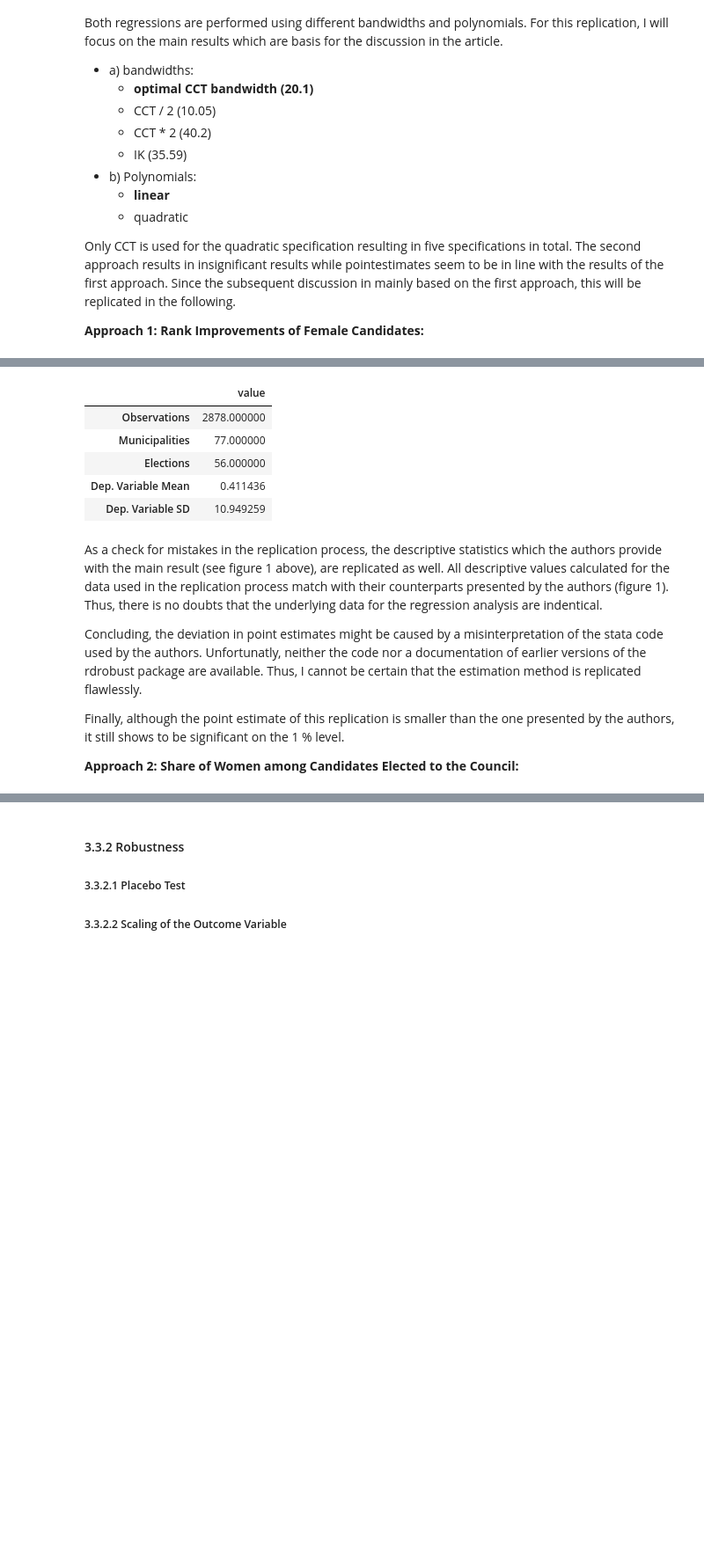
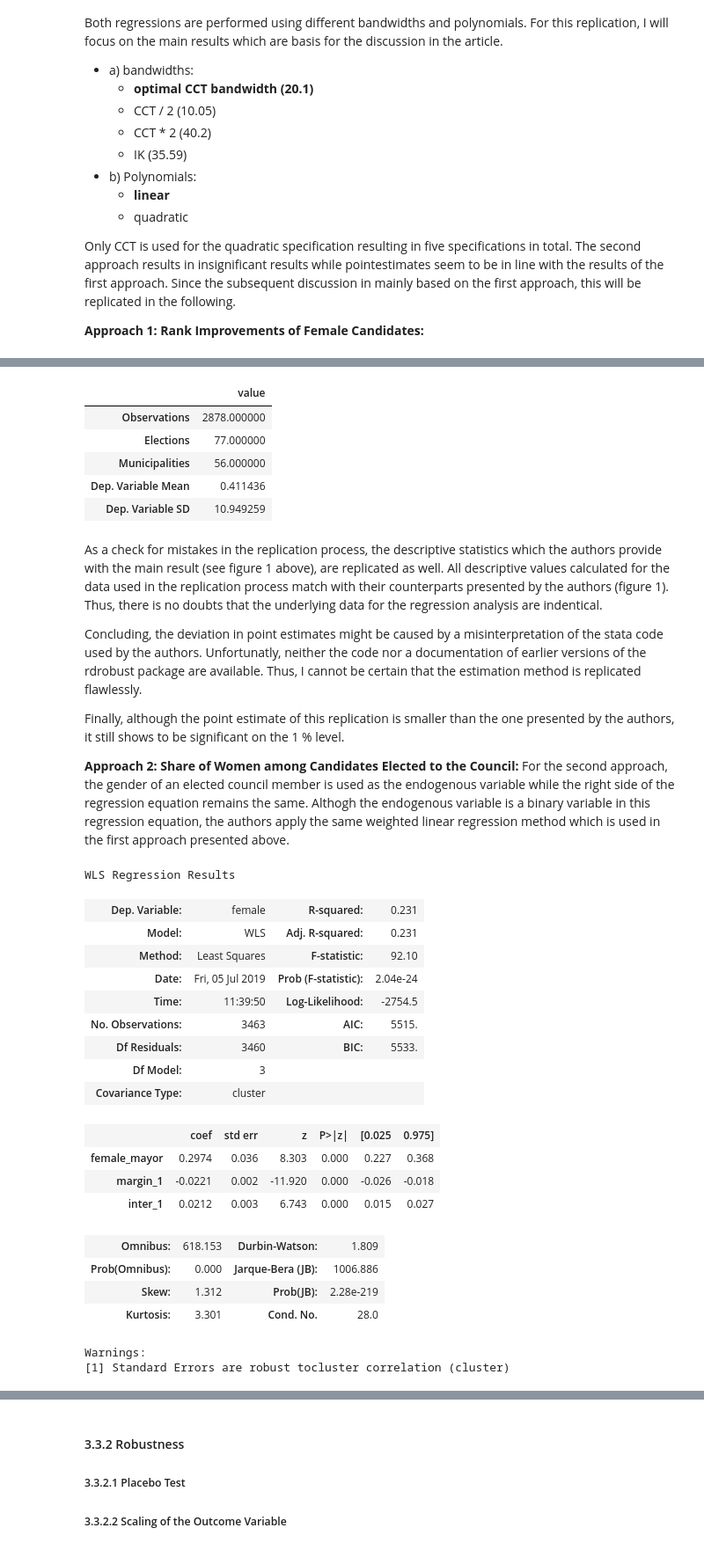
Before and after one commit to DaLueke/replication-baskeran-hessami-2018, a Jupyter notebook: student_project.ipynb, the cells around one changed output, grey strips where cells are left out. Shown at 88% size. Drawn from its saved outputs; the diff is of its cells as text; code cells hidden in the pictures; blank space fills up the shorter version.

Commit message:
Added replication of second main result. Added code for a regression with partialled out regressors.

```diff
--- a/student_project.ipynb
+++ b/student_project.ipynb
@@ -456,8 +446,8 @@ y_mean = rdd_data.loc[abs(rdd_data["margin_1"])<bw]["gewinn_norm"].mean()
 y_sd = rdd_data.loc[abs(rdd_data["margin_1"])<bw]["gewinn_norm"].std()
 main_result_descriptive = pd.DataFrame(data=[N, elec, muni, y_mean, y_sd],
                                        index=["Observations",
+                                              "Elections",
                                               "Municipalities",
-                                              "Elections",
                                               "Dep. Variable Mean",
                                               "Dep. Variable SD"
                                              ],
@@ -467,8 +457,8 @@ main_result_descriptive
 # %% [output]
 |  | value |
 | Observations | 2878.000000 |
-| Municipalities | 77.000000 |
-| Elections | 56.000000 |
+| Elections | 77.000000 |
+| Municipalities | 56.000000 |
 | Dep. Variable Mean | 0.411436 |
 | Dep. Variable SD | 10.949259 |
 # %% [markdown]
@@ -479,3 +469,45 @@ Concluding, the deviation in point estimates might be caused by a misinterpretat
 Finally, although the point estimate of this replication is smaller than the one presented by the authors, it still shows to be significant on the 1 % level.
 
 **Approach 2: Share of Women among Candidates Elected to the Council:**
+For the second approach, the gender of an elected council member is used as the endogenous variable while the right side of the regression equation remains the same. Althogh the endogenous variable is a binary variable in this regression equation, the authors apply the same weighted linear regression method which is used in the first approach presented above.
+# %%
+# Select data on (a) mised gender mayor elections and (b) council candidates who were elected
+candidates_elected = df_main_dataset.loc[(df_main_dataset.rdd_sample == 1) & (df_main_dataset.elected == 1)]
+
+# set same bandwidth as authors do
+bw = 23.90
+
+# Add weighing vector as calculated by the authors
+temp1 = candidates_elected["margin_1"] / bw
+ind = abs(temp1)<=1 # True for all values within bw around 0
+temp2 = 1-abs(temp1) # takes value close to 1 for elements of margin_1 close to 0 and vice versa for elements close to the border of bw
+candidates_elected.loc[:,"weight"] = temp2*ind
+
+# Run regression for approach (2): Gender of an elected council candidate
+sm.WLS(endog=candidates_elected.loc[abs(candidates_elected["margin_1"])<bw]["female"],
+       exog=candidates_elected.loc[abs(candidates_elected["margin_1"])<bw][["female_mayor", "margin_1", "inter_1"]],
+       weights=candidates_elected.loc[abs(candidates_elected["margin_1"])<bw]["weight"],
+      ).fit(cov_type="cluster",
+             cov_kwds={"groups":candidates_elected.loc[abs(candidates_elected["margin_1"])<bw]["gkz"]}
+            ).summary()
+# %% [output]
+WLS Regression Results
+| Dep. Variable: | female | R-squared: | 0.231 |
+| Model: | WLS | Adj. R-squared: | 0.231 |
+| Method: | Least Squares | F-statistic: | 92.10 |
+| Date: | Fri, 05 Jul 2019 | Prob (F-statistic): | 2.04e-24 |
+| Time: | 11:39:50 | Log-Likelihood: | -2754.5 |
+| No. Observations: | 3463 | AIC: | 5515. |
+| Df Residuals: | 3460 | BIC: | 5533. |
+| Df Model: | 3 |  |  |
+| Covariance Type: | cluster |  |  |
+|  | coef | std err | z | P>|z| | [0.025 | 0.975] |
+| female_mayor | 0.2974 | 0.036 | 8.303 | 0.000 | 0.227 | 0.368 |
+| margin_1 | -0.0221 | 0.002 | -11.920 | 0.000 | -0.026 | -0.018 |
+| inter_1 | 0.0212 | 0.003 | 6.743 | 0.000 | 0.015 | 0.027 |
+| Omnibus: | 618.153 | Durbin-Watson: | 1.809 |
+| Prob(Omnibus): | 0.000 | Jarque-Bera (JB): | 1006.886 |
+| Skew: | 1.312 | Prob(JB): | 2.28e-219 |
+| Kurtosis: | 3.301 | Cond. No. | 28.0 |
+Warnings:
+[1] Standard Errors are robust tocluster correlation (cluster)
```
Also changed, not shown: parts of 4 cells of this notebook, 1 other file.
